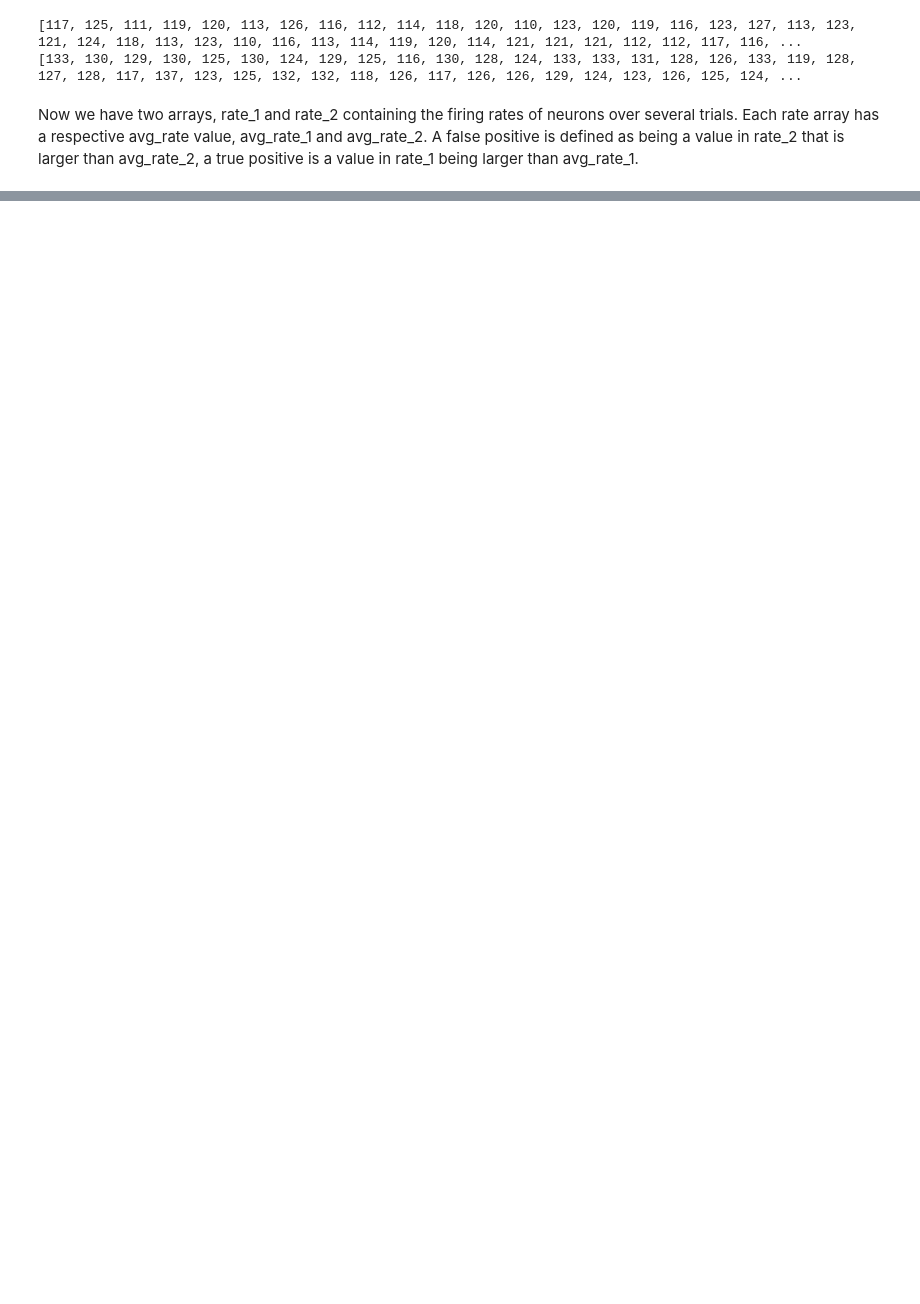
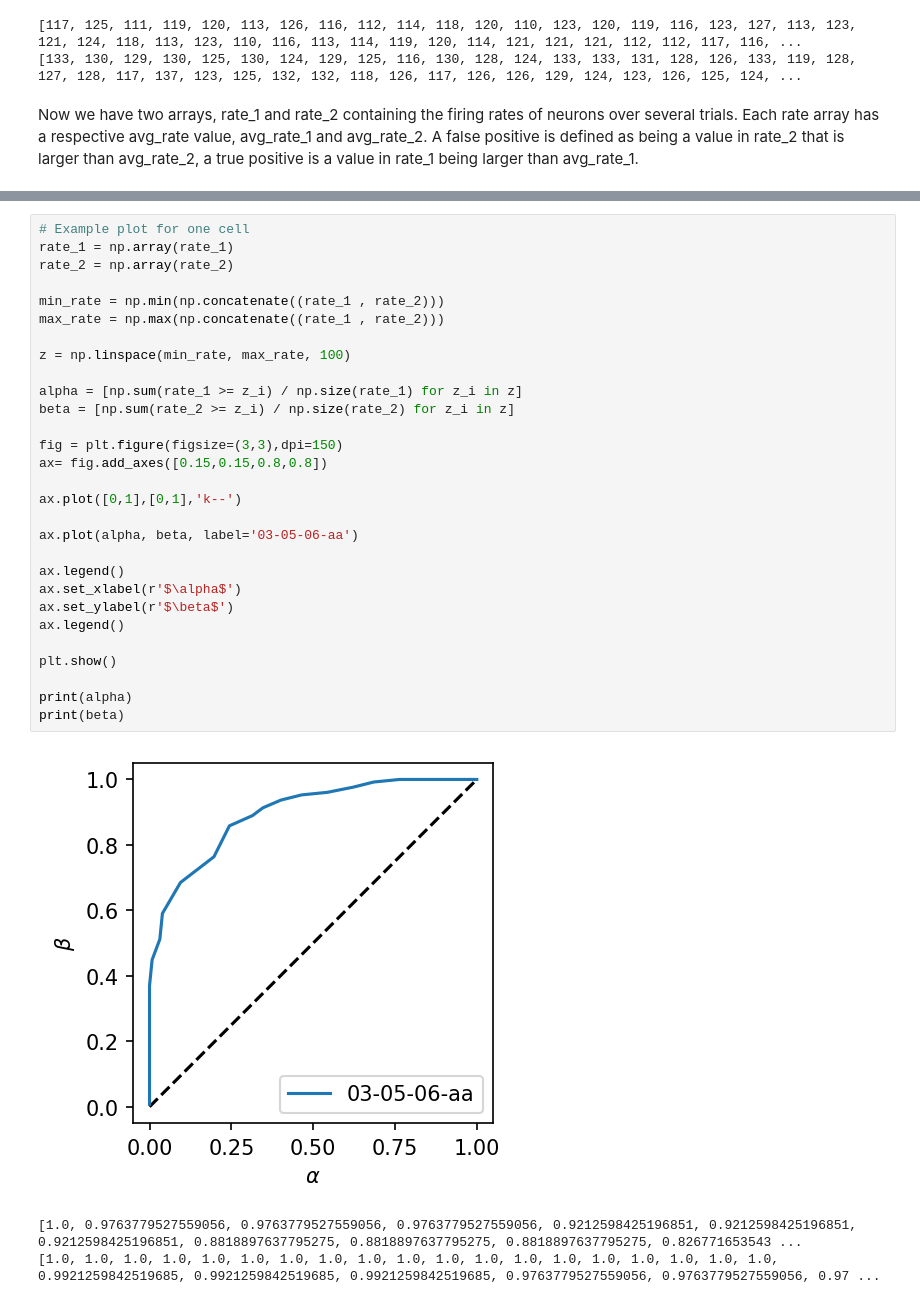
Before and after one commit to LeonKolb/Comp2, a Jupyter notebook: Project.ipynb, the cells around one changed output, grey strips where cells are left out. Saved outputs shown, nothing was run; the diff lists cells and outputs as text; blank space fills up the shorter version.

```diff
--- a/Project.ipynb
+++ b/Project.ipynb
@@ -659,0 +391,33 @@ plt.show()
+# %%
+# Example plot for one cell
+rate_1 = np.array(rate_1)
+rate_2 = np.array(rate_2)
+
+min_rate = np.min(np.concatenate((rate_1 , rate_2)))
+max_rate = np.max(np.concatenate((rate_1 , rate_2)))
+
+z = np.linspace(min_rate, max_rate, 100)
+
+alpha = [np.sum(rate_1 >= z_i) / np.size(rate_1) for z_i in z]
+beta = [np.sum(rate_2 >= z_i) / np.size(rate_2) for z_i in z]
+
+fig = plt.figure(figsize=(3,3),dpi=150)
+ax= fig.add_axes([0.15,0.15,0.8,0.8])
+
+ax.plot([0,1],[0,1],'k--')
+
+ax.plot(alpha, beta, label='03-05-06-aa')
+
+ax.legend()
+ax.set_xlabel(r'$\alpha$')
+ax.set_ylabel(r'$\beta$')
+ax.legend()
+
+plt.show()
+
+print(alpha)
+print(beta)
+# %% [output]
+[figure, added]
+[1.0, 0.9763779527559056, 0.9763779527559056, 0.9763779527559056, 0.9212598425196851, 0.9212598425196851, 0.9212598425196851, 0.8818897637795275, 0.8818897637795275, 0.8818897637795275, 0.826771653543 ...
+[1.0, 1.0, 1.0, 1.0, 1.0, 1.0, 1.0, 1.0, 1.0, 1.0, 1.0, 1.0, 1.0, 1.0, 1.0, 1.0, 1.0, 1.0, 1.0, 0.9921259842519685, 0.9921259842519685, 0.9921259842519685, 0.9763779527559056, 0.9763779527559056, 0.97 ...
```
Also changed, not shown: parts of 19 cells of this notebook, 1 other file.
